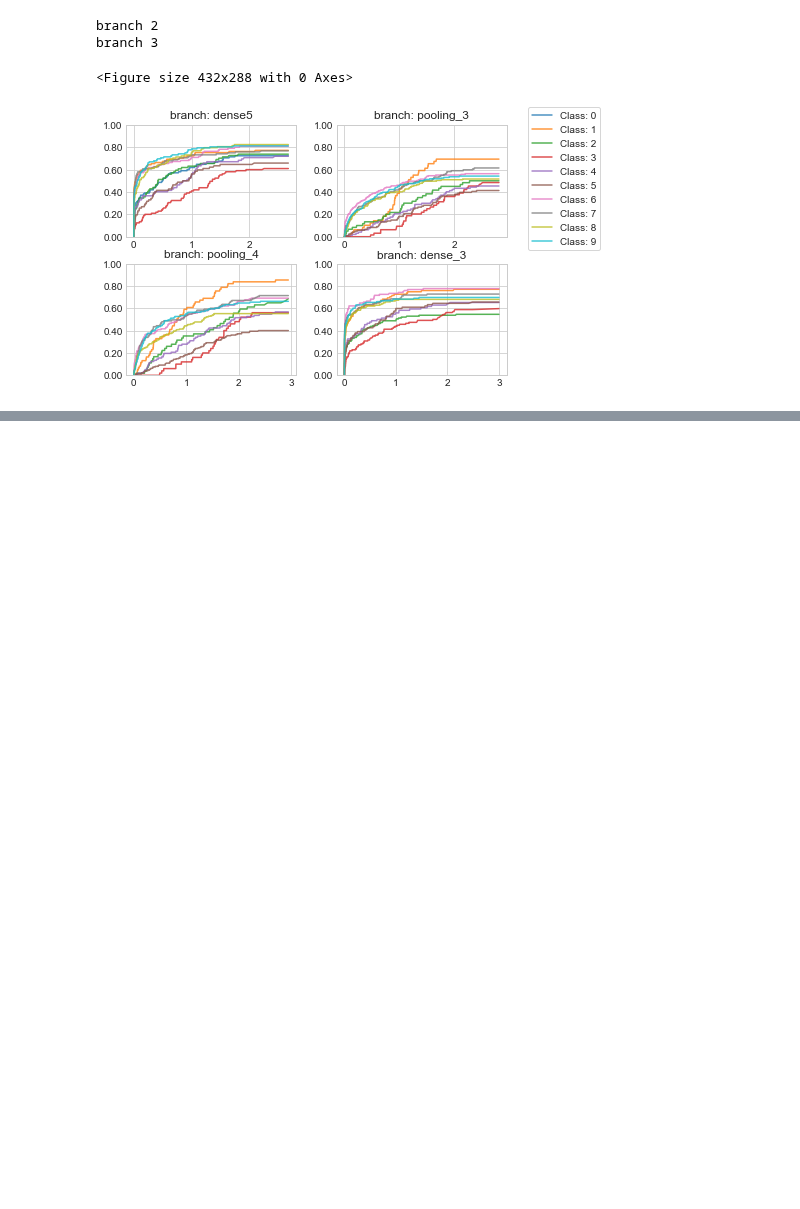
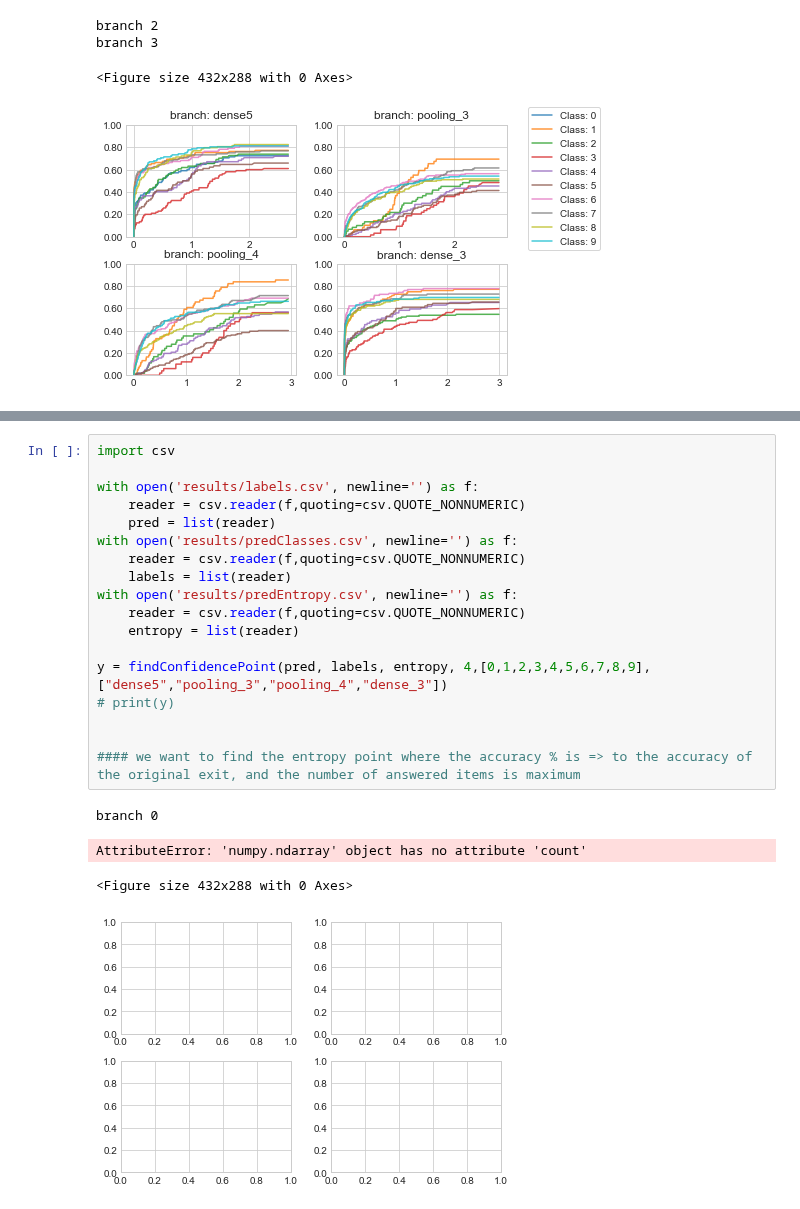
Before and after one commit to SanityLacking/BrevisNet, a Jupyter notebook: graphs.ipynb, the cells around one changed output, grey strips where cells are left out. Saved outputs shown, nothing was run; the diff lists cells and outputs as text; blank space fills up the shorter version.

Commit message:
finished normal knee, moved to confidence point

```diff
--- a/graphs.ipynb
+++ b/graphs.ipynb
@@ -805,0 +1030,23 @@ IndexError: single positional indexer is out-of-bounds
+# %%
+import csv
+
+with open('results/labels.csv', newline='') as f:
+    reader = csv.reader(f,quoting=csv.QUOTE_NONNUMERIC)
+    pred = list(reader)
+with open('results/predClasses.csv', newline='') as f:
+    reader = csv.reader(f,quoting=csv.QUOTE_NONNUMERIC)
+    labels = list(reader)
+with open('results/predEntropy.csv', newline='') as f:
+    reader = csv.reader(f,quoting=csv.QUOTE_NONNUMERIC)
+    entropy = list(reader)
+
+y = findConfidencePoint(pred, labels, entropy, 4,[0,1,2,3,4,5,6,7,8,9], ["dense5","pooling_3","pooling_4","dense_3"])
+# print(y)
+
+
+#### we want to find the entropy point where the accuracy % is => to the accuracy of the original exit, and the number of answered items is maximum
+# %% [output]
+branch 0
+AttributeError: 'numpy.ndarray' object has no attribute 'count'
+<Figure size 432x288 with 0 Axes>
+[figure, added]
```
Also changed, not shown: parts of 13 cells of this notebook.
